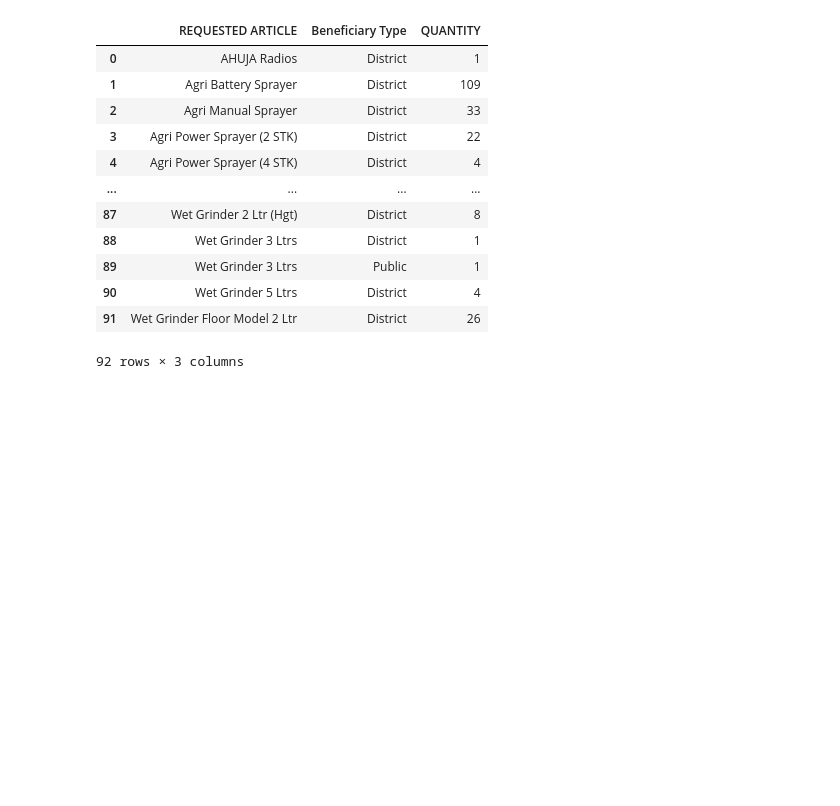
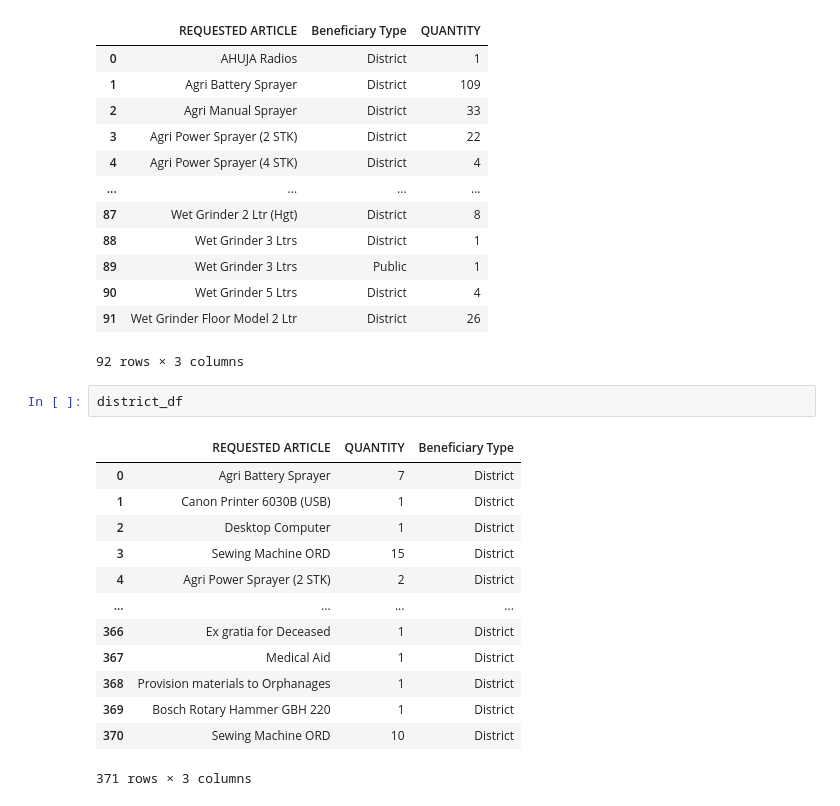
Before and after one commit to ash-sha/MNP25, a Jupyter notebook: codes/frontend.ipynb, the cells around one changed output. Saved outputs shown, nothing was run; the diff lists cells and outputs as text; blank space fills up the shorter version.

```diff
--- a/codes/frontend.ipynb
+++ b/codes/frontend.ipynb
@@ -253,4 +257,20 @@ Download progress: 100%
 | 90 | Wet Grinder 5 Ltrs | District | 4 |
 | 91 | Wet Grinder Floor Model 2 Ltr | District | 26 |
 92 rows × 3 columns
+# %%
+district_df
+# %% [output]
+|  | REQUESTED ARTICLE | QUANTITY | Beneficiary Type |
+| 0 | Agri Battery Sprayer | 7 | District |
+| 1 | Canon Printer 6030B (USB) | 1 | District |
+| 2 | Desktop Computer | 1 | District |
+| 3 | Sewing Machine ORD | 15 | District |
+| 4 | Agri Power Sprayer (2 STK) | 2 | District |
+| ... | ... | ... | ... |
+| 366 | Ex gratia for Deceased | 1 | District |
+| 367 | Medical Aid | 1 | District |
+| 368 | Provision materials to Orphanages | 1 | District |
+| 369 | Bosch Rotary Hammer GBH 220 | 1 | District |
+| 370 | Sewing Machine ORD | 10 | District |
+371 rows × 3 columns
 # %%
```
Also changed, not shown: parts of 12 cells of this notebook, 2 other files.
